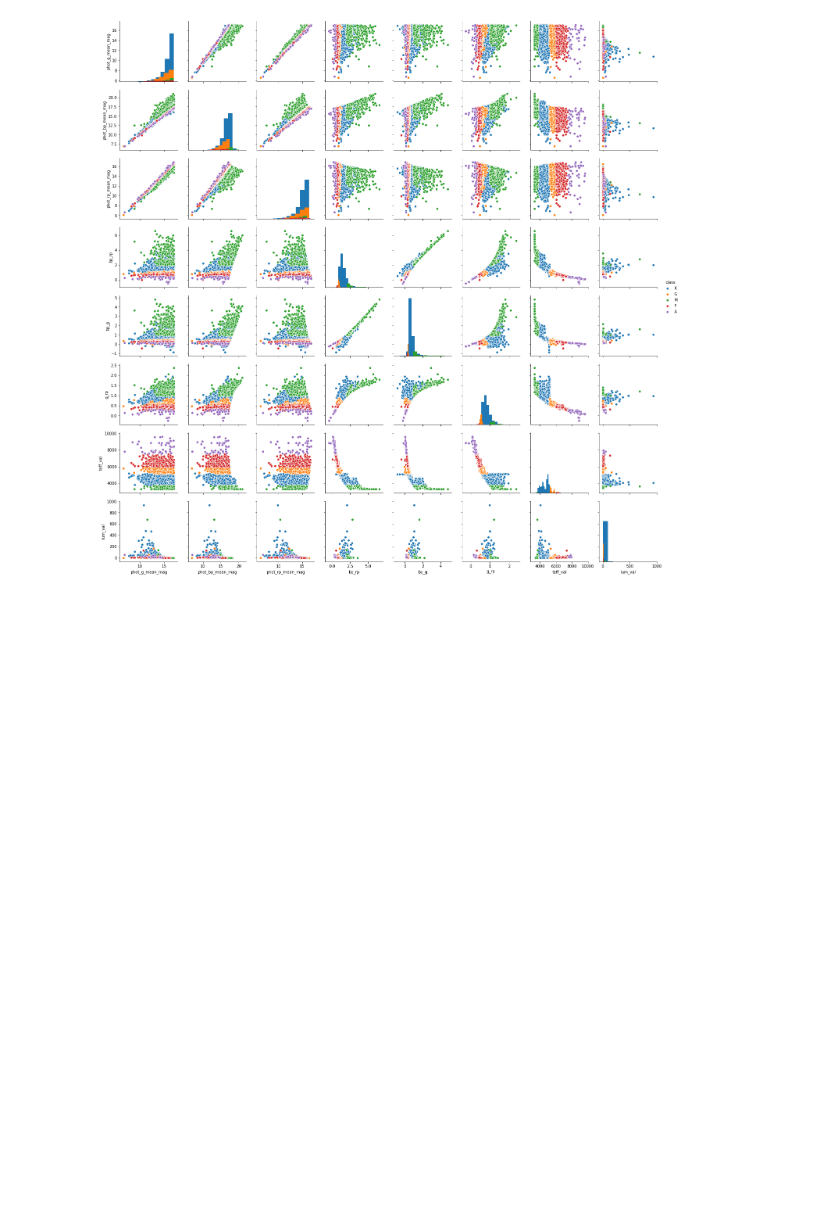
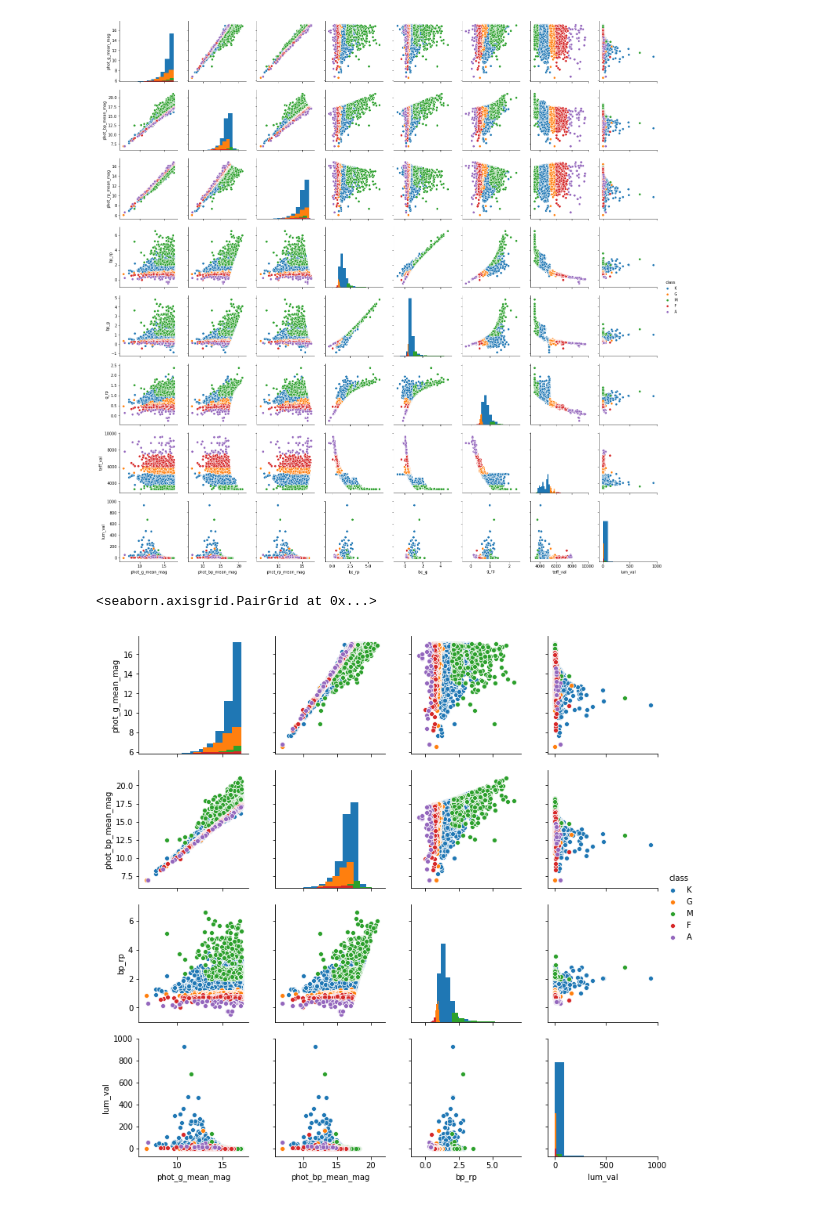
Before and after one commit to astrodatos/proyecto_iluminatiuwu, a Jupyter notebook: Algoritmo_(beta).ipynb, the cells around one changed output. Saved outputs shown, nothing was run; the diff lists cells and outputs as text; code cells hidden in the pictures; blank space fills up the shorter version.

```diff
--- a/Algoritmo_(beta).ipynb
+++ b/Algoritmo_(beta).ipynb
@@ -101,6 +104,12 @@ sns.pairplot(data10, hue = 'class', vars=atributos, diag_kind = 'hist')
 # %% [output]
 <seaborn.axisgrid.PairGrid at 0x...>
 [figure]
+# %%
+#Relaciones interesantes
+sns.pairplot(data10[['phot_g_mean_mag', 'phot_bp_mean_mag','bp_rp', 'lum_val', 'class']], hue = 'class',diag_kind = 'hist')
+# %% [output]
+<seaborn.axisgrid.PairGrid at 0x...>
+[figure, added]
 # %%
 #clases = data10['class'].unique()
 #mapa = {}
```
Also changed, not shown: parts of 1 cell of this notebook.
